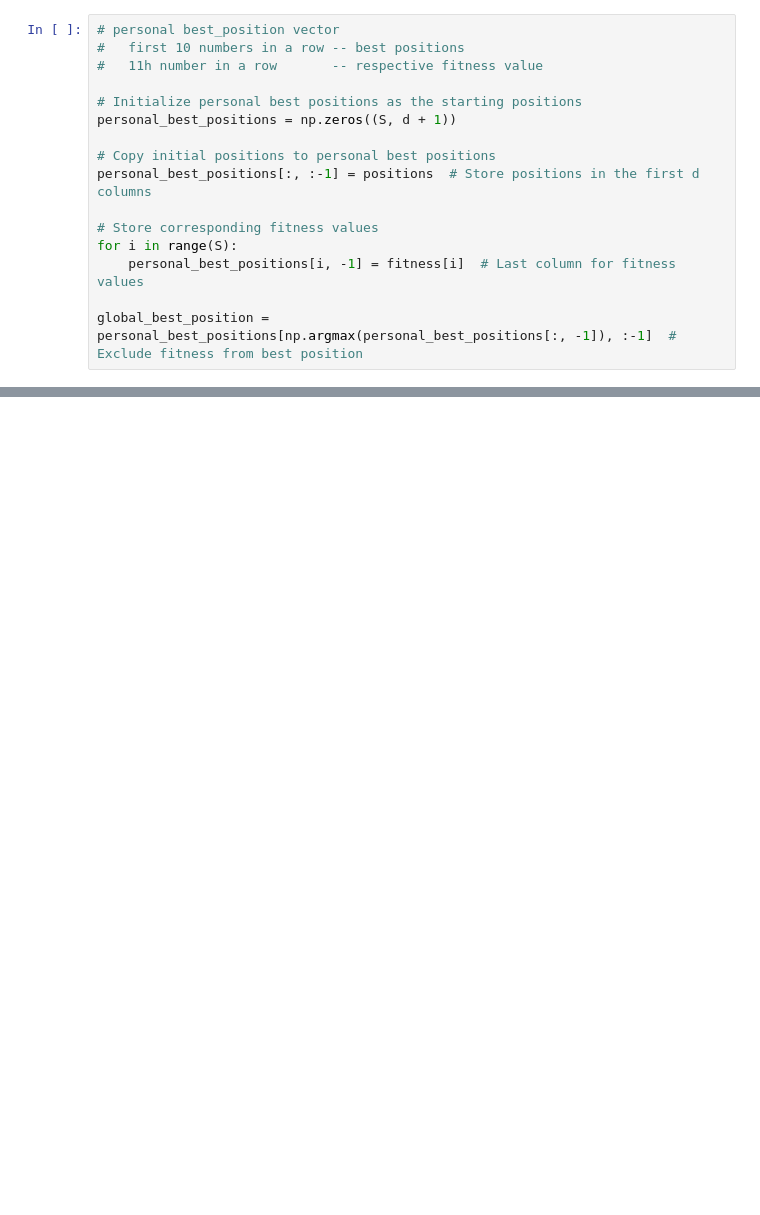
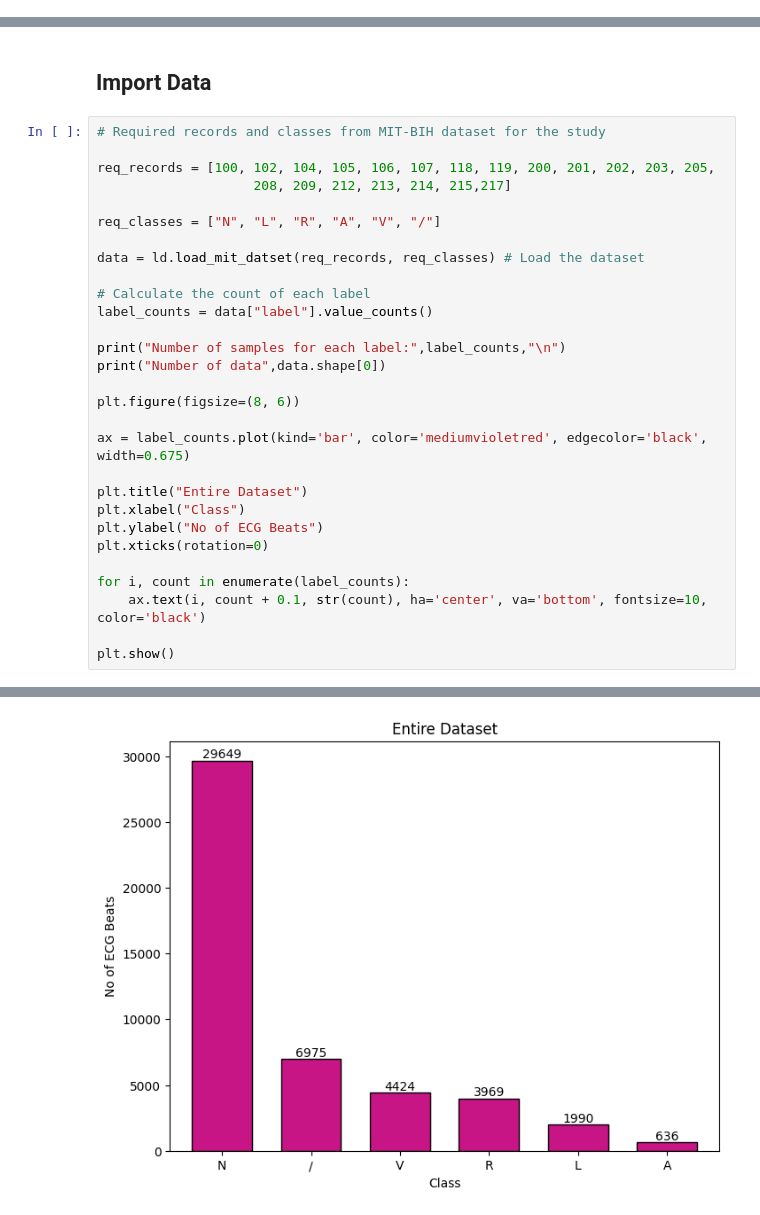
Before and after one commit to tinal28/A-wavelet-optimization-approach-for-ECG-signal-classification, a Jupyter notebook: PSO.ipynb, the cells around one changed output, grey strips where cells are left out. Saved outputs shown, nothing was run; the diff lists cells and outputs as text; blank space fills up the shorter version.

```diff
--- a/PSO.ipynb
+++ b/PSO.ipynb
@@ -70,16 +13,0 @@ iterations=20
-# %%
-# personal best_position vector
-#   first 10 numbers in a row -- best positions
-#   11h number in a row       -- respective fitness value
-
-# Initialize personal best positions as the starting positions
-personal_best_positions = np.zeros((S, d + 1))
-
-# Copy initial positions to personal best positions
-personal_best_positions[:, :-1] = positions  # Store positions in the first d columns
-
-# Store corresponding fitness values
-for i in range(S):
-    personal_best_positions[i, -1] = fitness[i]  # Last column for fitness values
-
-global_best_position = personal_best_positions[np.argmax(personal_best_positions[:, -1]), :-1]  # Exclude fitness from best position
@@ -125,0 +14,32 @@ KeyboardInterrupt:
+# %% [markdown]
+## Import Data
+# %%
+# Required records and classes from MIT-BIH dataset for the study
+
+req_records = [100, 102, 104, 105, 106, 107, 118, 119, 200, 201, 202, 203, 205,
+                    208, 209, 212, 213, 214, 215,217]
+
+req_classes = ["N", "L", "R", "A", "V", "/"]
+
+data = ld.load_mit_datset(req_records, req_classes) # Load the dataset
+
+# Calculate the count of each label
+label_counts = data["label"].value_counts()
+
+print("Number of samples for each label:",label_counts,"\n")
+print("Number of data",data.shape[0])
+
+plt.figure(figsize=(8, 6))
+
+ax = label_counts.plot(kind='bar', color='mediumvioletred', edgecolor='black', width=0.675)
+
+plt.title("Entire Dataset")
+plt.xlabel("Class")
+plt.ylabel("No of ECG Beats")
+plt.xticks(rotation=0)
+
+for i, count in enumerate(label_counts):
+    ax.text(i, count + 0.1, str(count), ha='center', va='bottom', fontsize=10, color='black')
+
+plt.show()
+# %% [output]
@@ -125,0 +56 @@ KeyboardInterrupt:
+[figure, added]
```
Also changed, not shown: parts of 30 cells of this notebook, 8 other files.
